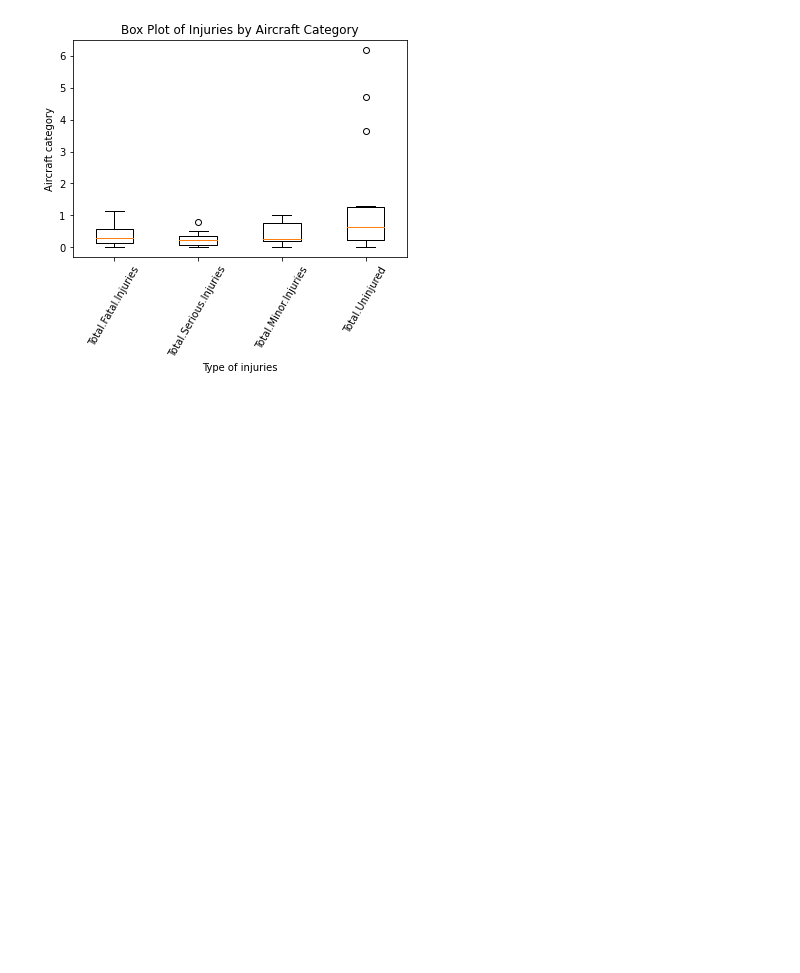
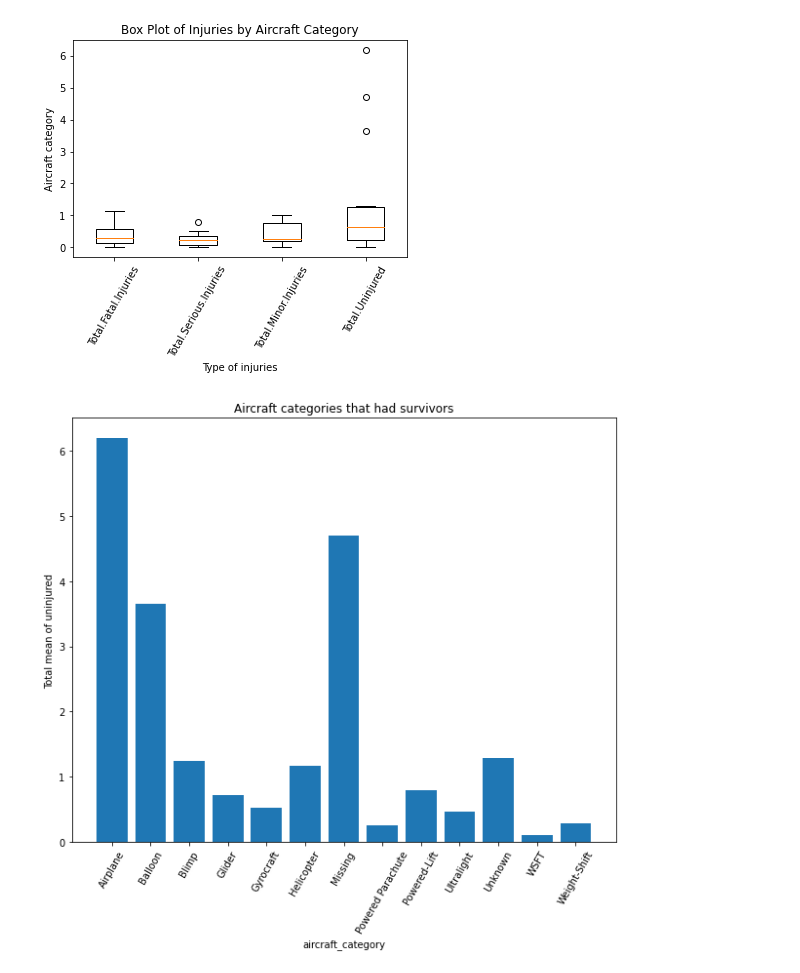
Before and after one commit to Eugene-Asengi/dsc-phase-1-project-v3, a Jupyter notebook: student.ipynb, the cells around one changed output. Saved outputs shown, nothing was run; the diff lists cells and outputs as text; code cells hidden in the pictures; blank space fills up the shorter version.

```diff
--- a/student.ipynb
+++ b/student.ipynb
@@ -521,3 +549,16 @@ plt.xticks(Rotation=60)
 plt.show()
 # %% [output]
 [figure]
+# %%
+aircraft_category= ['Airplane','Balloon','Blimp','Glider','Gyrocraft','Helicopter','Missing','Powered Parachute','Powered-Lift','Ultralight','Unknown','WSFT','Weight-Shift']
+total_uninjured= [6.192237,3.65368,1.25,0.722441,0.520231,1.165116,4.698989,0.252747,0.8,0.466667,1.285714,0.111111,0.291925]
+
+fig, ax = plt.subplots(figsize=(10,8))
+ax.bar(aircraft_category, total_uninjured)
+ax.set_xlabel('aircraft_category')
+ax.set_ylabel('Total mean of uninjured')
+ax.set_title('Aircraft categories that had survivors')
+plt.xticks(Rotation=60)
+plt.show()
+# %% [output]
+[figure, added]
```
Also changed, not shown: parts of 6 cells of this notebook.
